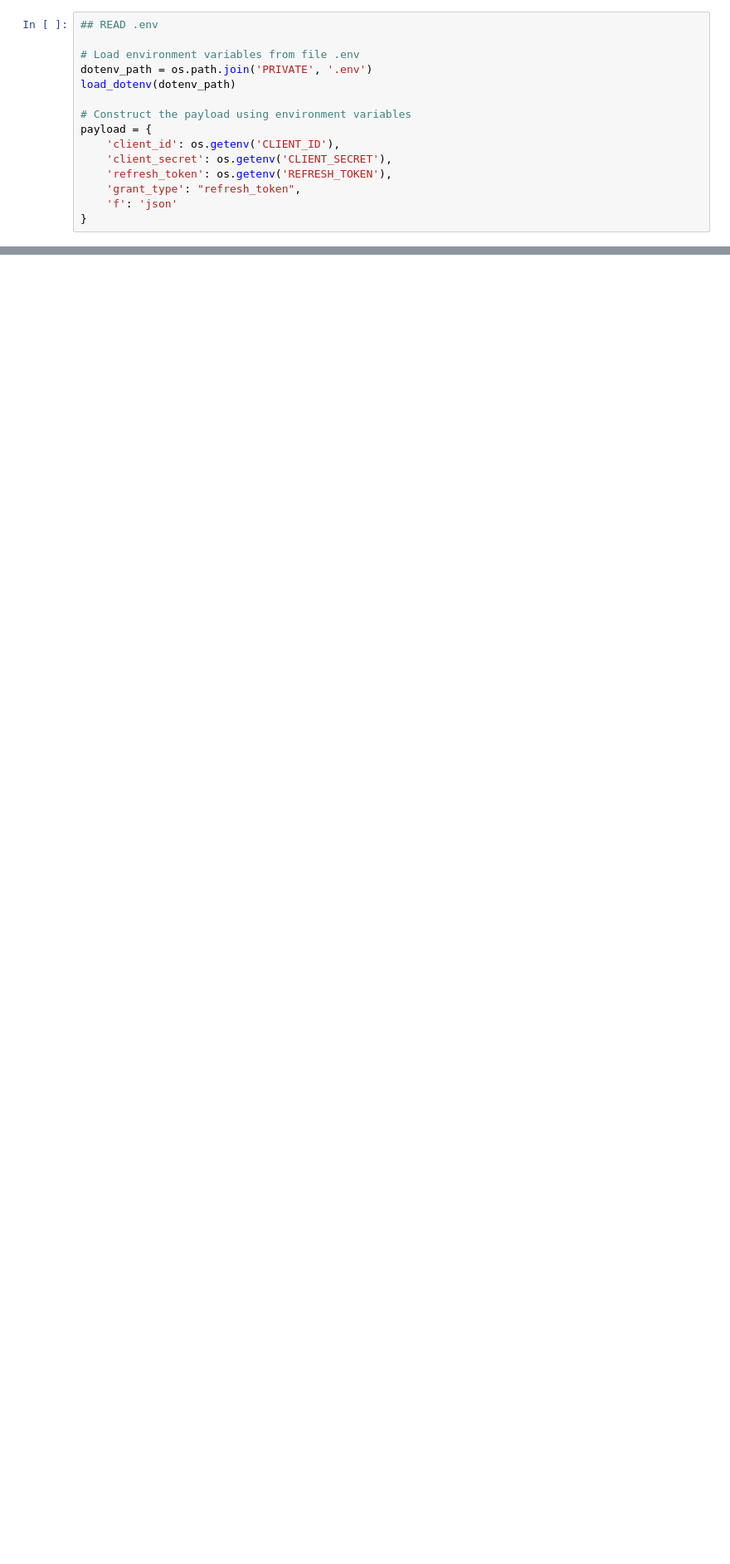
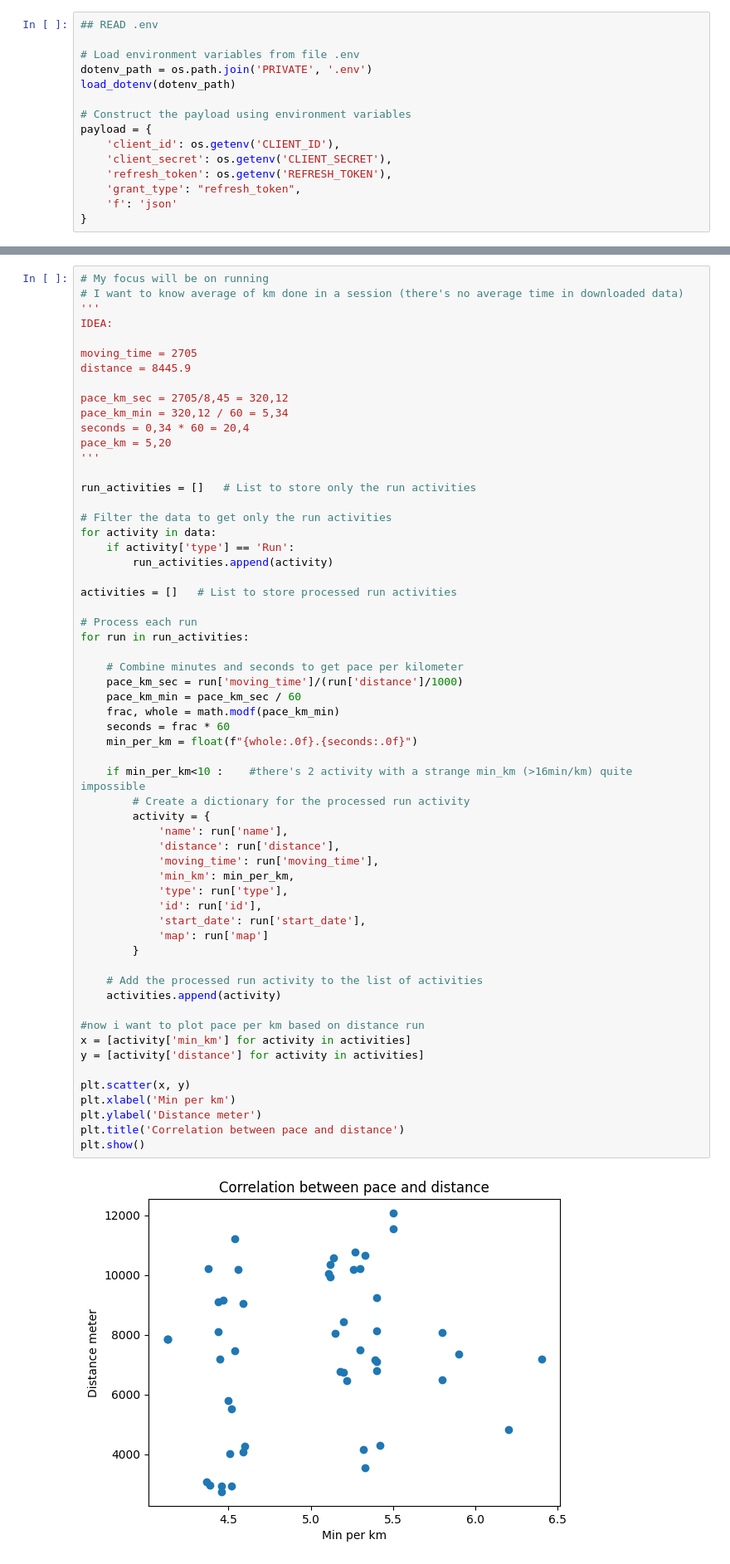
Before and after one commit to gianluca-fava/STRAVA_training_analysis, a Jupyter notebook: AnalyzeRUN.ipynb, the cells around one changed output, grey strips where cells are left out. Shown at 83% size. Cells and saved outputs as stored; diff of their text form; blank space fills up the shorter version.

```diff
--- a/AnalyzeRUN.ipynb
+++ b/AnalyzeRUN.ipynb
@@ -33,0 +60,61 @@ my_dataset = requests.get(activites_url, headers=header, params=param).json()
+# %%
+# My focus will be on running
+# I want to know average of km done in a session (there's no average time in downloaded data)
+'''
+IDEA:
+
+moving_time = 2705
+distance = 8445.9
+
+pace_km_sec = 2705/8,45 = 320,12
+pace_km_min = 320,12 / 60 = 5,34
+seconds = 0,34 * 60 = 20,4
+pace_km = 5,20
+'''
+
+run_activities = []   # List to store only the run activities
+
+# Filter the data to get only the run activities
+for activity in data:
+    if activity['type'] == 'Run':
+        run_activities.append(activity)
+
+activities = []   # List to store processed run activities
+
+# Process each run
+for run in run_activities:
+
+    # Combine minutes and seconds to get pace per kilometer
+    pace_km_sec = run['moving_time']/(run['distance']/1000)
+    pace_km_min = pace_km_sec / 60
+    frac, whole = math.modf(pace_km_min)
+    seconds = frac * 60
+    min_per_km = float(f"{whole:.0f}.{seconds:.0f}")
+
+    if min_per_km<10 :    #there's 2 activity with a strange min_km (>16min/km) quite impossible
+        # Create a dictionary for the processed run activity
+        activity = {
+            'name': run['name'],
+            'distance': run['distance'],
+            'moving_time': run['moving_time'],
+            'min_km': min_per_km,
+            'type': run['type'],
+            'id': run['id'],
+            'start_date': run['start_date'],
+            'map': run['map']
+        }
+
+    # Add the processed run activity to the list of activities
+    activities.append(activity)
+
+#now i want to plot pace per km based on distance run
+x = [activity['min_km'] for activity in activities]
+y = [activity['distance'] for activity in activities]
+
+plt.scatter(x, y)
+plt.xlabel('Min per km')
+plt.ylabel('Distance meter')
+plt.title('Correlation between pace and distance')
+plt.show()
+# %% [output]
+[figure, added]
```
Also changed, not shown: parts of 4 cells of this notebook.
